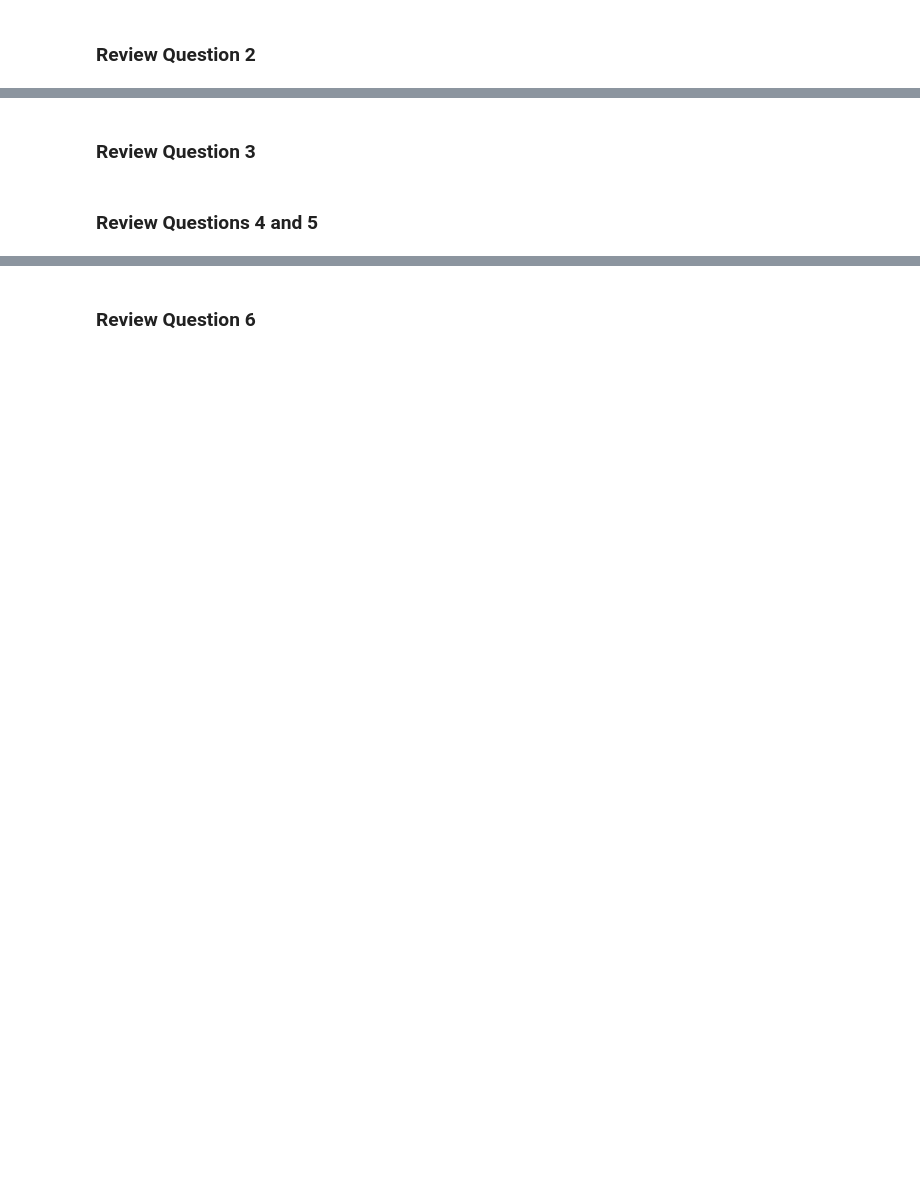
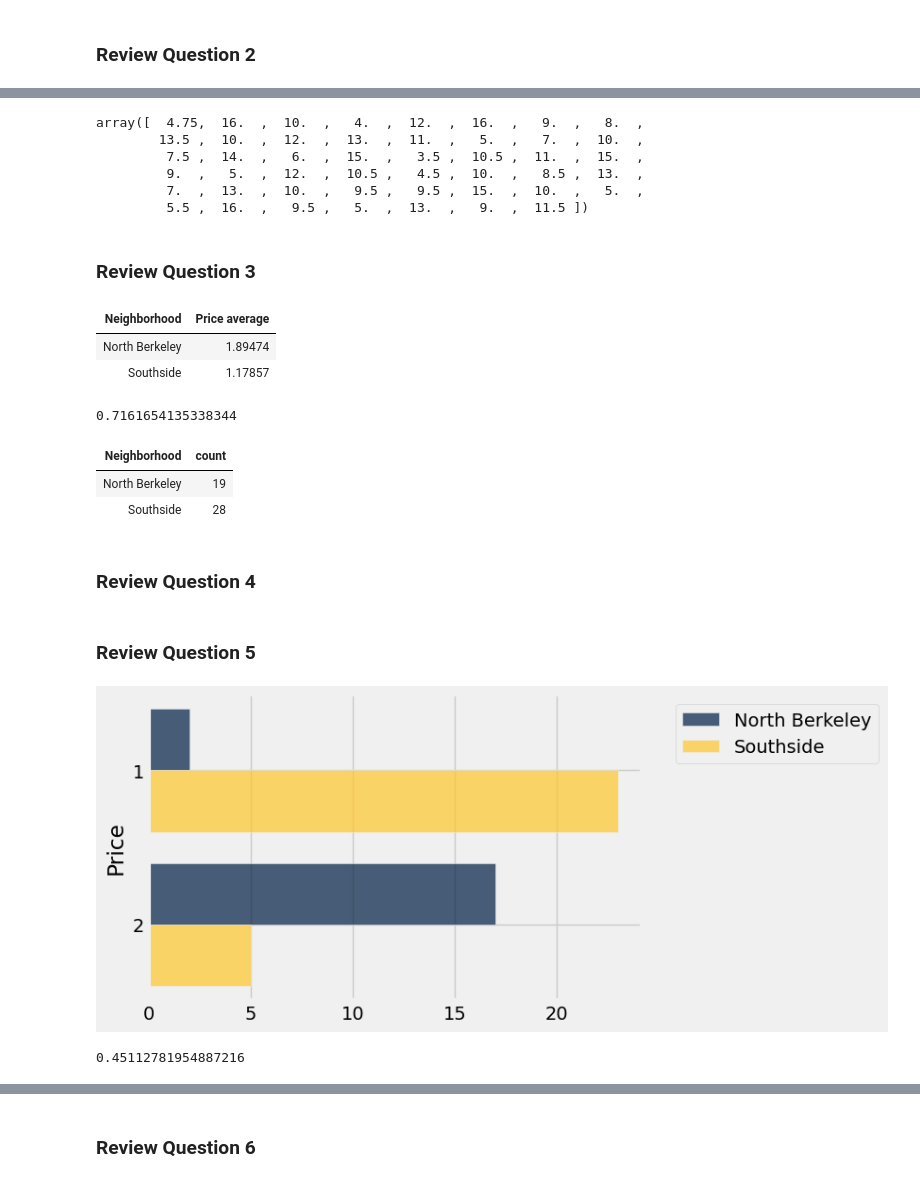
Before and after one commit to kystewart/materials-sp25, a Jupyter notebook: lec/lec22/lec22.ipynb, the cells around one changed output, grey strips where cells are left out. Cells and saved outputs as stored; diff of their text form; code cells hidden in the pictures; blank space fills up the shorter version.

```diff
--- a/lec/lec22/lec22.ipynb
+++ b/lec/lec22/lec22.ipynb
@@ -21,0 +37,9 @@ ______
+# %%
+restaurants.column('Close Time')-restaurants.column('Open Time')
+# %% [output]
+array([  4.75,  16.  ,  10.  ,   4.  ,  12.  ,  16.  ,   9.  ,   8.  ,
+        13.5 ,  10.  ,  12.  ,  13.  ,  11.  ,   5.  ,   7.  ,  10.  ,
+         7.5 ,  14.  ,   6.  ,  15.  ,   3.5 ,  10.5 ,  11.  ,  15.  ,
+         9.  ,   5.  ,  12.  ,  10.5 ,   4.5 ,  10.  ,   8.5 ,  13.  ,
+         7.  ,  13.  ,  10.  ,   9.5 ,   9.5 ,  15.  ,  10.  ,   5.  ,
+         5.5 ,  16.  ,   9.5 ,   5.  ,  13.  ,   9.  ,  11.5 ])
@@ -23,0 +70,6 @@ ______
+# %%
+restaurants.group('Neighborhood', np.average).select('Neighborhood','Price average')
+# %% [output]
+| Neighborhood | Price average |
+| North Berkeley | 1.89474 |
+| Southside | 1.17857 |
@@ -24,2 +78,23 @@ ______
+# %%
+observed_difference = group_array.item(0)-group_array.item(1)
+observed_difference
+# %% [output]
+0.7161654135338344
+# %%
+restaurants.group('Neighborhood')
+# %% [output]
+| Neighborhood | count |
+| North Berkeley | 19 |
+| Southside | 28 |
 # %% [markdown]
-### Review Questions 4 and 5
+### Review Question 4
+# %% [markdown]
+### Review Question 5
+# %%
+restaurants.pivot('Neighborhood','Price').barh('Price')
+# %% [output]
+[figure, added]
+# %%
+simulated_difference(restaurants,'Neighborhood','Price',np.average)
+# %% [output]
+0.45112781954887216
```
Also changed, not shown: parts of 13 cells of this notebook.
